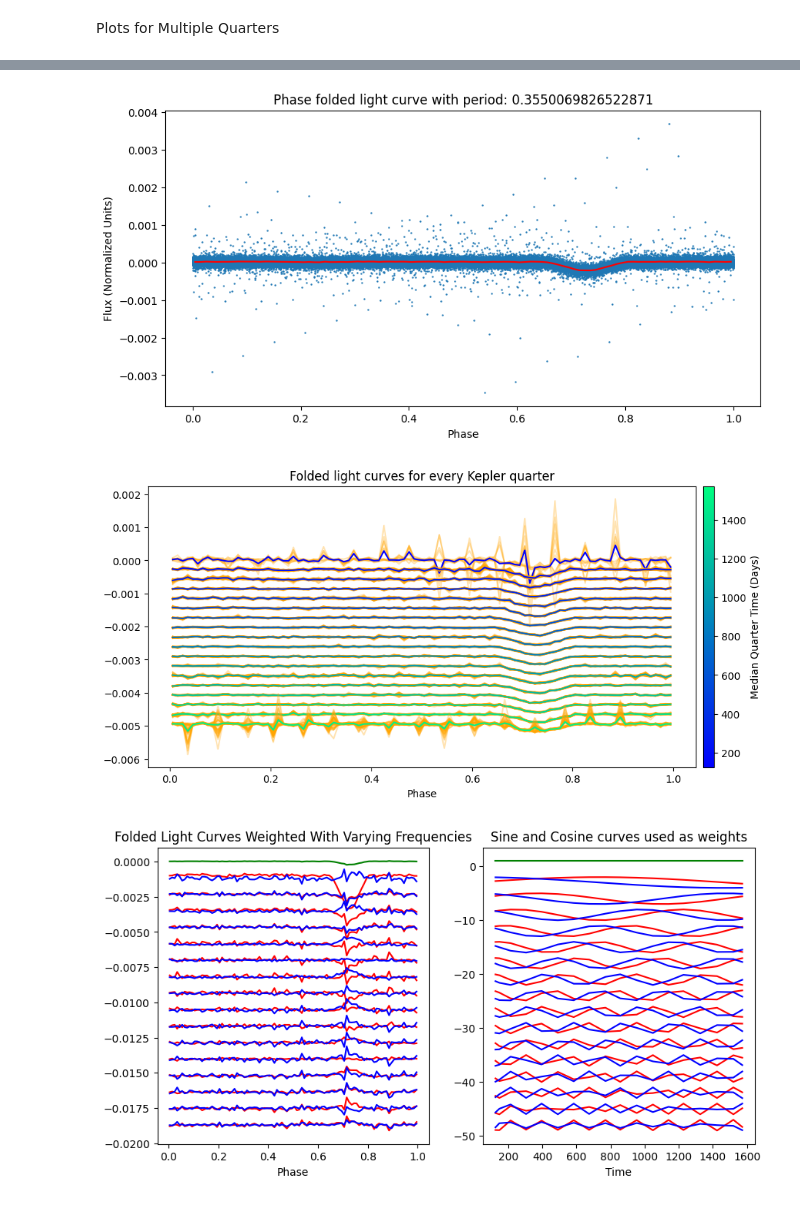
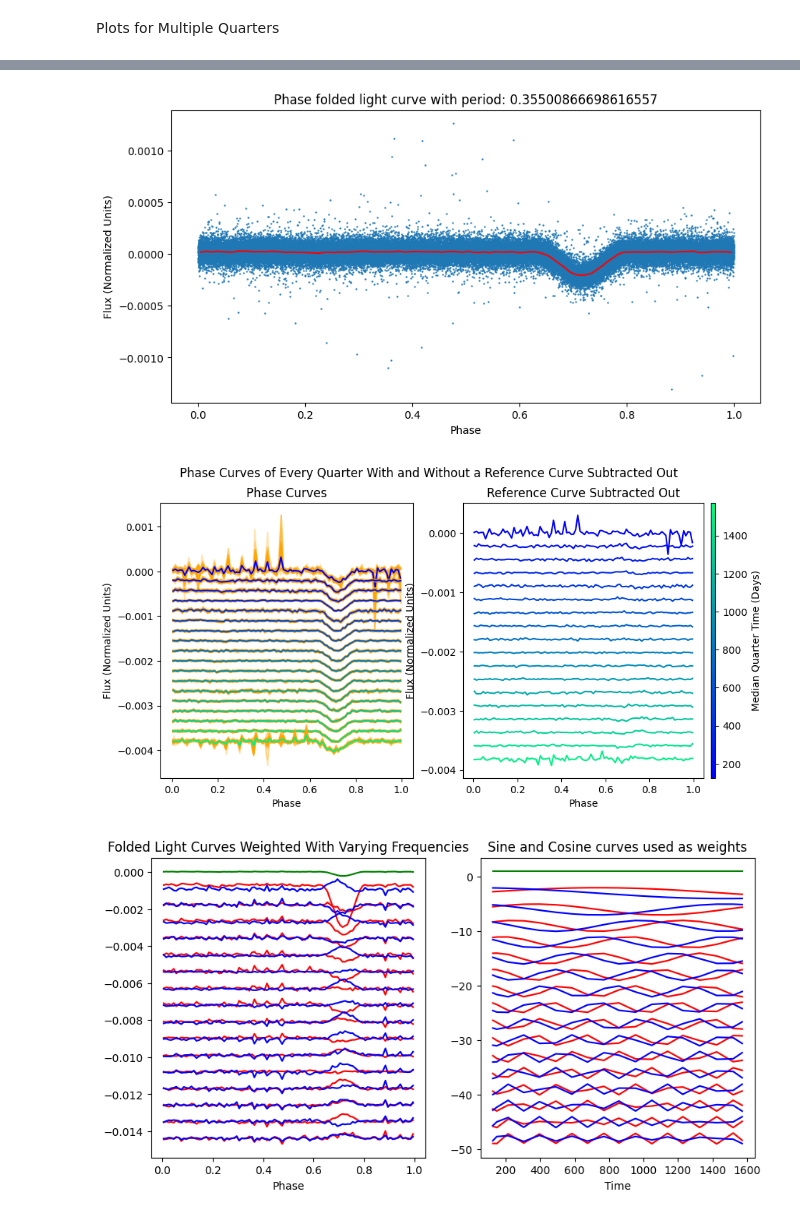
Before and after one commit to nsodickson/USP-Exoplanet-Analysis, a Jupyter notebook: Pipeline.ipynb, the cells around one changed output, grey strips where cells are left out. Drawn from its saved outputs; the diff is of its cells as text; code cells hidden in the pictures.

```diff
--- a/Pipeline.ipynb
+++ b/Pipeline.ipynb
@@ -628,24 +655,32 @@ filter_cutoff = 1
 print("=" * 100)
 
 # Obtain data using lightkurve (Warning happens on following line)
-hdu = obtainFitsLightCurve(quarter=quarter, target=target, mission="Kepler", exptime="long")
-lc = dataFromHDU(hdu=hdu, flux_column_name="FLUX")
+hdu = lk.search_lightcurve(quarter=quarter, target=target, mission="Kepler", exptime="long").download().to_fits()
+quarter_lc = dataFromHDU(hdu=hdu, flux_column_name="FLUX")
+
+# Obtain data from fits files
+"""
+filename = "KeplerFitsData/Kepler/kplr008435766_lc_Q111111111111111111/008435766/kplr008435766-2009166043257_llc.fits"
+quarter_lc = openFitsLightCurve(fits_file=filename)
+"""
+
 print(f"Quarter: {quarter}")
 
 # Preprocess data by removing Nan values, and filtering out long term trends
-num_nans = fillNans(lc.flux)
-produceTrendPlots(time=lc.time, flux=lc.flux, filter_type=lowPassGaussian, cutoff=filter_cutoff)
-trend = filter(lc.flux, filter_type=lowPassGaussian, cutoff=filter_cutoff)
-lc.flux = lc.flux/trend - 1.0
-lc.time, lc.flux, num_outliers = removeOutliers(lc.time, lc.flux, n_sigma=8)
+num_nans = fillNans(quarter_lc.flux)
+produceTrendPlots(time=quarter_lc.time, flux=quarter_lc.flux, filter_type=lowPassGaussian, cutoff=filter_cutoff)
+trend = filter(quarter_lc.flux, filter_type=lowPassGaussian, cutoff=filter_cutoff)
+quarter_lc.flux = quarter_lc.flux/trend - 1.0
+quarter_lc.time, quarter_lc.flux, num_outliers = removeOutliers(quarter_lc.time, quarter_lc.flux, n_sigma=5)
 print(f"{num_nans} nan flux values were filled in, {num_outliers} outliers were removed")
-print(f"Number of data points: {len(lc.time)}, timeline: {lc.time[-1] - lc.time[0]} days")
+print(f"Number of data points: {len(quarter_lc.time)}, timeline: {quarter_lc.time[-1] - quarter_lc.time[0]} days")
 
 # Obtaining new data and constants with a variety of data analysis techniques
-period = getPeriod(lc.time, lc.flux, duration=target_duration, period=target_period_range)
+period = bls(quarter_lc.time, quarter_lc.flux, duration=target_duration, period=target_period_range)
+print(period)
 period_grid = getPeriodRange(period=period, buffer=1/(24*60))
 print(f"Period of {target} obtained from BLS periodogram: {period} Days or {period * 24} Hours")
-lc.fold(period)
+quarter_lc.fold(period)
 print("=" * 100)
 # %% [output]
 Target duration not found in provided CSV file
@@ -681,16 +716,16 @@ fig, (ax1) = plt.subplots(1, 1)
 fig.set(figheight=winSize[1], figwidth=winSize[0])
 ax1.set_title(f"Bootstrapped Folded Light Curve ({n_samples} samples)")
 
-ax1.scatter(lc.phase, lc.flux, s=2)
+ax1.scatter(quarter_lc.phase, quarter_lc.flux, s=2)
 
 # Preforming classic resampling with a custom function
-phase_samples, samples = customBootstrap(lc.phase, lc.flux, n_samples=n_samples)
+phase_samples, samples = customBootstrap(quarter_lc.phase, quarter_lc.flux, n_samples=n_samples)
 
 # Plotting the bootstrap samples
 for p, f in zip(phase_samples, samples):
     p_binned, f_binned = timeBin(p, f, bins=np.arange(0, 1.01, 0.01), aggregate_func=np.mean)
     ax1.plot(p_binned, f_binned, alpha=0.3, c="orange")
-phase_binned, flux_binned = timeBin(lc.phase, lc.flux, bins=np.arange(0, 1.01, 0.01), aggregate_func=np.mean)
+phase_binned, flux_binned = timeBin(quarter_lc.phase, quarter_lc.flux, bins=np.arange(0, 1.01, 0.01), aggregate_func=np.mean)
 ax1.plot(phase_binned, flux_binned, c="r")
 plt.show()
 # ===============================================================================================
@@ -813,7 +852,7 @@ Plots for Multiple Quarters
 # Producing a variety of informative plots and interactive plots
 produceBLSPeriodogramPlots(time=lc.time, flux=lc.flux, duration=target_duration, period=target_period_range)
 produceFoldPlots(time=lc.time, flux=lc.flux, period=period, include_binned=True, bins=np.arange(0, 1.01, 0.01), aggregate_func=np.mean)
-produceTimeBinPlots(time=time_list, lc_list=lc_list, period=period, spacing=spacing, include_boot=True, n_samples=50, bins=np.arange(0, 1.01, 0.01), aggregate_func=np.mean)
+produceTimeBinPlots(time=time_list, lc_list=lc_list, reference_lc=lc, period=period, spacing=spacing, include_boot=True, n_samples=50, bins=np.arange(0, 1.01, 0.01), aggregate_func=np.mean)
 produceFrequencyBinPlots(time=time_list, lc_list=lc_list, period=period, spacing=spacing * 4, frequencies=frequencies, bins=np.arange(0, 1.01, 0.01), aggregate_func=np.mean)
 produceQuarterPeriodPlots(time=time_list, period_list=period_list)
 # produceFoldPlotsInteractive(time=lc.time, flux=lc.flux, period_grid=period_grid, duration=target_duration)
@@ -825,3 +864,3 @@ plt.show()
-[figure, old version]
+[figure, new version]
-[figure, old version]
+[figure, new version]
-[figure, old version]
+[figure, new version]
```
Also changed, not shown: parts of 12 cells of this notebook, 1 other file.
